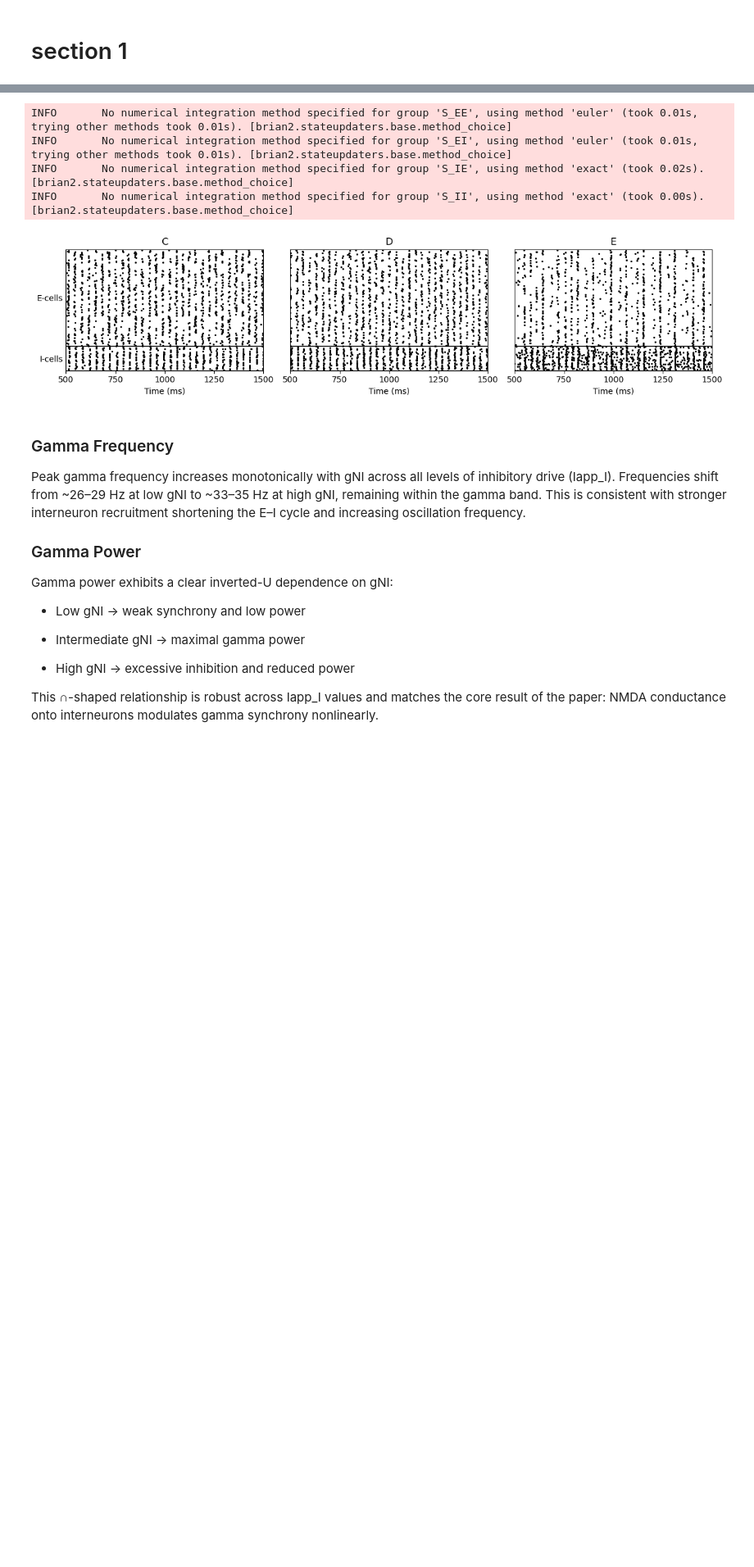
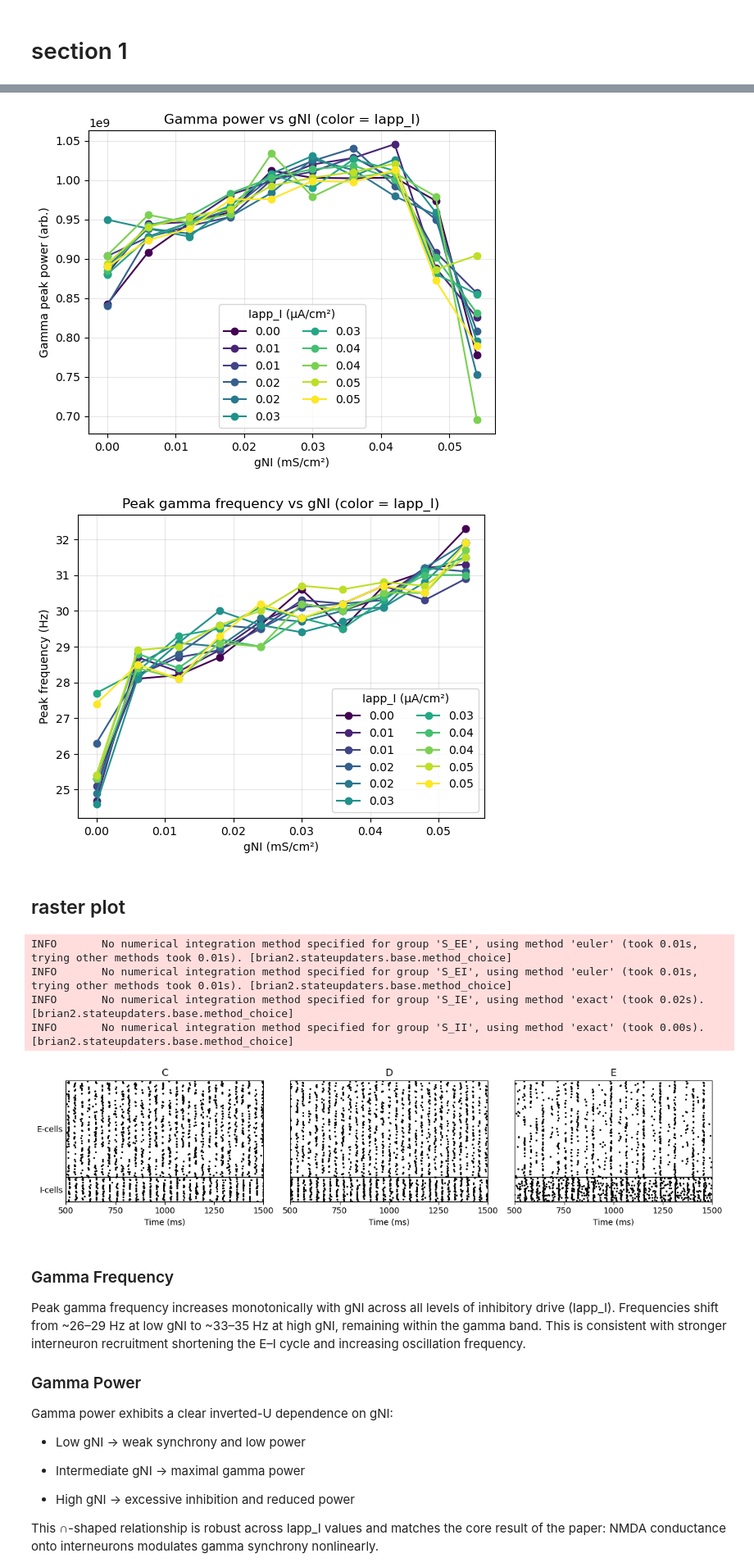
Before and after one commit to alessandrodipiano/brain-modelling-project, a Jupyter notebook: NMDA conductance and cortical oscillations in schizophrenia/notebooks/run_model.ipynb, the cells around one changed output, grey strips where cells are left out. Shown at 82% size. Saved outputs shown, nothing was run; the diff lists cells and outputs as text; code cells hidden in the pictures; blank space fills up the shorter version.

```diff
--- a/NMDA conductance and cortical oscillations in schizophrenia/notebooks/run_model.ipynb
+++ b/NMDA conductance and cortical oscillations in schizophrenia/notebooks/run_model.ipynb
@@ -227,3 +266,68 @@ plt.show()
+# %%
+freq_map  = np.full((len(IappI_values), len(gNI_values)), np.nan, dtype=float)
+power_map = np.full((len(IappI_values), len(gNI_values)), np.nan, dtype=float)
+
+g_index = {float(g): j for j, g in enumerate(gNI_values)}
+I_index = {float(I): i for i, I in enumerate(IappI_values)}
+
+lfp_map = {}
+
+for r in results:
+    gNI  = r['gNI']
+    IappI = r['IappI']
+    f0   = r['f0']
+    P0   = r['P0']
+    lfp = r['lfp']
+
+    i = I_index[IappI]
+    j = g_index[gNI]
+
+    freq_map[i, j] = f0
+    power_map[i, j] = P0
+    lfp_map[(i, j)] = lfp
+# Line plots: slices at fixed Iapp_I
+# ----------------------------
+cmap = plt.cm.viridis
+
+plt.figure()
+for i, IappI in enumerate(IappI_values):
+    plt.plot(
+        gNI_values,                 # <-- use your actual grid
+        power_map[i, :],
+        marker="o",
+        color=cmap(i / (len(IappI_values) - 1)),
+        label=f"{IappI:.2f}",
+    )
+plt.legend(title="Iapp_I (µA/cm²)", ncol=2)
+plt.xlabel("gNI (mS/cm²)")
+plt.ylabel("Gamma peak power (arb.)")
+plt.title("Gamma power vs gNI (color = Iapp_I)")
+plt.grid(True, alpha=0.3)
+plt.show()
+
+plt.figure()
+for i, IappI in enumerate(IappI_values):
+    plt.plot(
+        gNI_values,                 # <-- use your actual grid
+        freq_map[i, :],
+        marker="o",
+        color=cmap(i / (len(IappI_values) - 1)),
+        label=f"{IappI:.2f}",
+    )
+plt.legend(title="Iapp_I (µA/cm²)", ncol=2)
+plt.xlabel("gNI (mS/cm²)")
+plt.ylabel("Peak frequency (Hz)")
+plt.title("Peak gamma frequency vs gNI (color = Iapp_I)")
+plt.grid(True, alpha=0.3)
+plt.show()
+
+
+######################################
+# %% [output]
+[figure, added]
+[figure, added]
+# %% [markdown]
+## raster plot
 # %%
 
 def raster_plot(r, N_E=200, N_I=50, t0_ms=500, t1_ms=1500, s=6):
```
Also changed, not shown: parts of 25 cells of this notebook, 2 other files.
